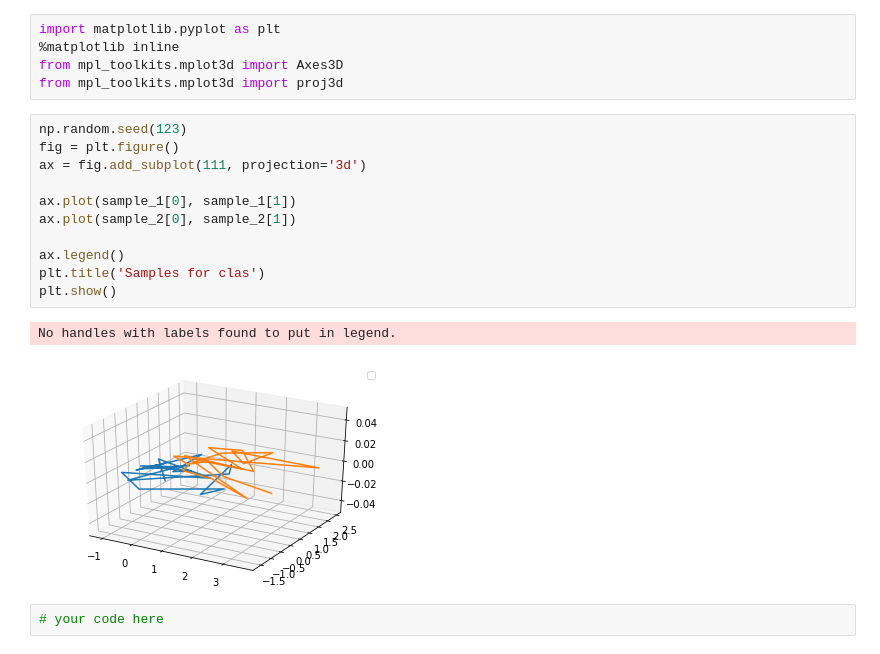
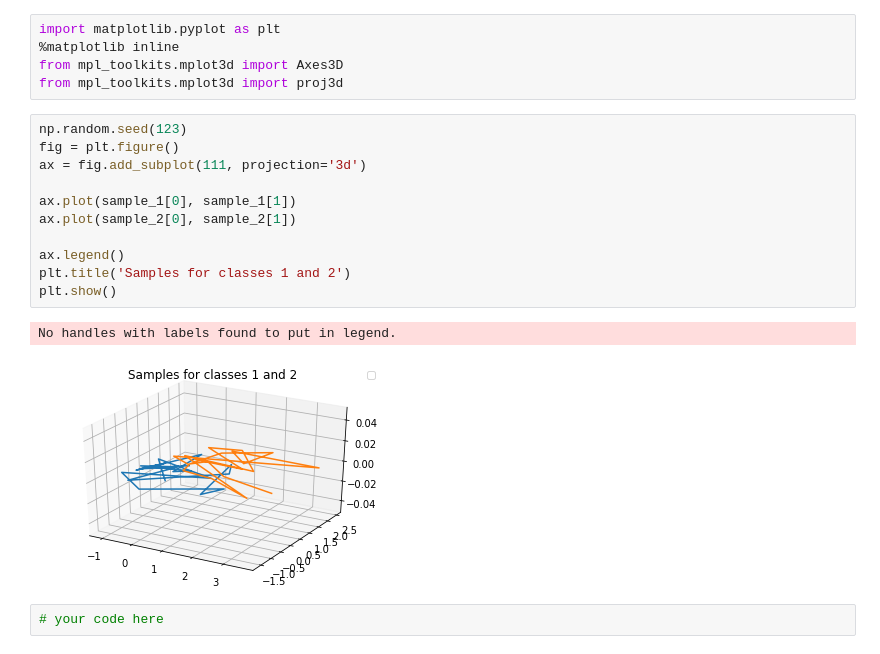
Before and after one commit to mandoiwanaga/dsc-3-34-07-pca-implementation-visualization-python-numpy-lab-seattle-ds-career-040119, a Jupyter notebook: index.ipynb, the cells around one changed output. Cells and saved outputs as stored; diff of their text form.

```diff
--- a/index.ipynb
+++ b/index.ipynb
@@ -76,17 +76,17 @@ from mpl_toolkits.mplot3d import proj3d
 # %%
 np.random.seed(123)
 fig = plt.figure()
 ax = fig.add_subplot(111, projection='3d')
 
 ax.plot(sample_1[0], sample_1[1])
 ax.plot(sample_2[0], sample_2[1])
 
 ax.legend()
-plt.title('Samples for clas')
+plt.title('Samples for classes 1 and 2')
 plt.show()
 # %% [output]
 No handles with labels found to put in legend.
-[figure, old version]
+[figure, new version]
 # %%
 # your code here
 # %% [output]
```
